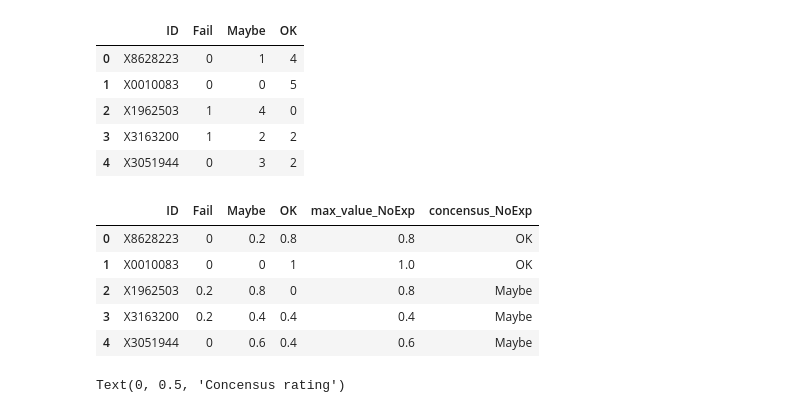
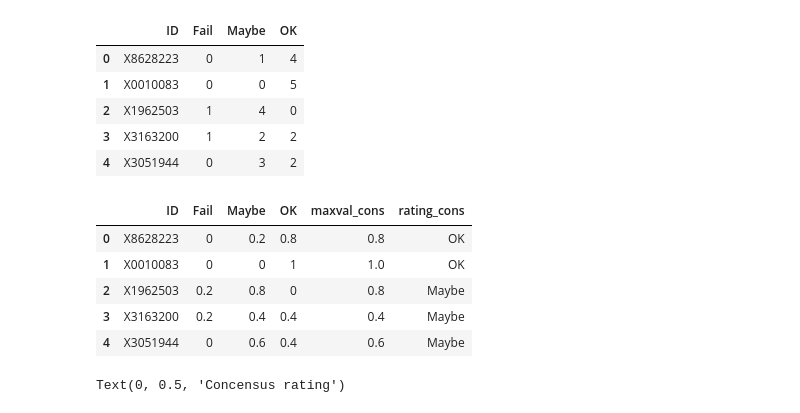
Before and after one commit to SIMEXP/brain_match, a Jupyter notebook: notebooks/Full_launch1_expert-supervised_QC_results.ipynb, the cells around one changed output. Drawn from its saved outputs; the diff is of its cells as text; code cells hidden in the pictures.

```diff
--- a/notebooks/Full_launch1_expert-supervised_QC_results.ipynb
+++ b/notebooks/Full_launch1_expert-supervised_QC_results.ipynb
@@ -219,23 +222,23 @@ df_score.head()
 # %%
 # Normalise table's row
 df_score_tmp = df_score[['Fail','Maybe','OK']].astype('int')
 nb_rating = df_score[['Fail','Maybe','OK']].astype('int').sum(axis="columns")
 df_norm = pd.DataFrame( index=df_score.index,columns=['ID','Fail', 'Maybe', 'OK'])
 for status in ['Fail','Maybe','OK']:
     for image in df_score.index:
         df_norm[status][image] = np.int(df_score[status][image])/nb_rating[image]
         df_norm['ID'][image] = df_score['ID'][image]
 # get max value
 max_value = [row.iloc[1:].get_values().max() for ind,row in df_norm.iterrows()]
-df_norm.loc[:,'max_value_NoExp'] = max_value
+df_norm.loc[:,'maxval_cons'] = max_value
 # get concensus rating
 s = ['Fail', 'Maybe', 'OK']
 #max_rate = [row.iloc[1:].idxmax(axis=1) for ind,row in df_norm.iterrows()]
 max_rate = [s[row[1:].values.argmax()] for rid, row in df_norm.iterrows()]
-df_norm.loc[:,'concensus_NoExp'] = max_rate
+df_norm.loc[:,'rating_cons'] = max_rate
 df_norm.head()
 # %% [output]
-|  | ID | Fail | Maybe | OK | max_value_NoExp | concensus_NoExp |
+|  | ID | Fail | Maybe | OK | maxval_cons | rating_cons |
 | 0 | X8628223 | 0 | 0.2 | 0.8 | 0.8 | OK |
 | 1 | X0010083 | 0 | 0 | 1 | 1.0 | OK |
 | 2 | X1962503 | 0.2 | 0.8 | 0 | 0.8 | Maybe |
```
Also changed, not shown: parts of 12 cells of this notebook, 5 other files.
